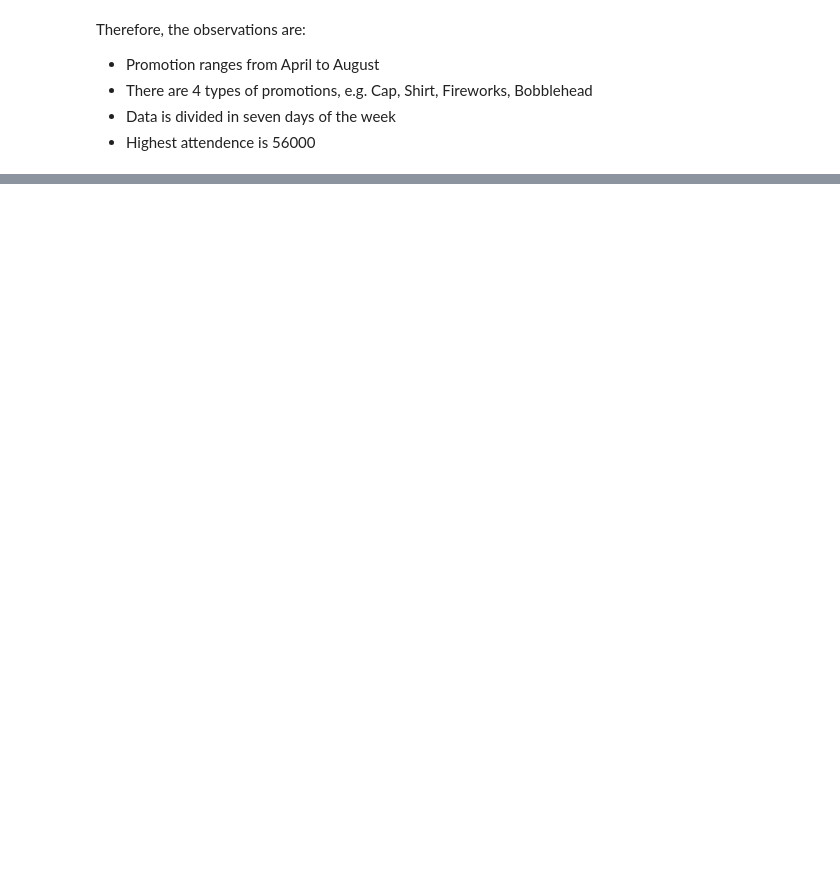
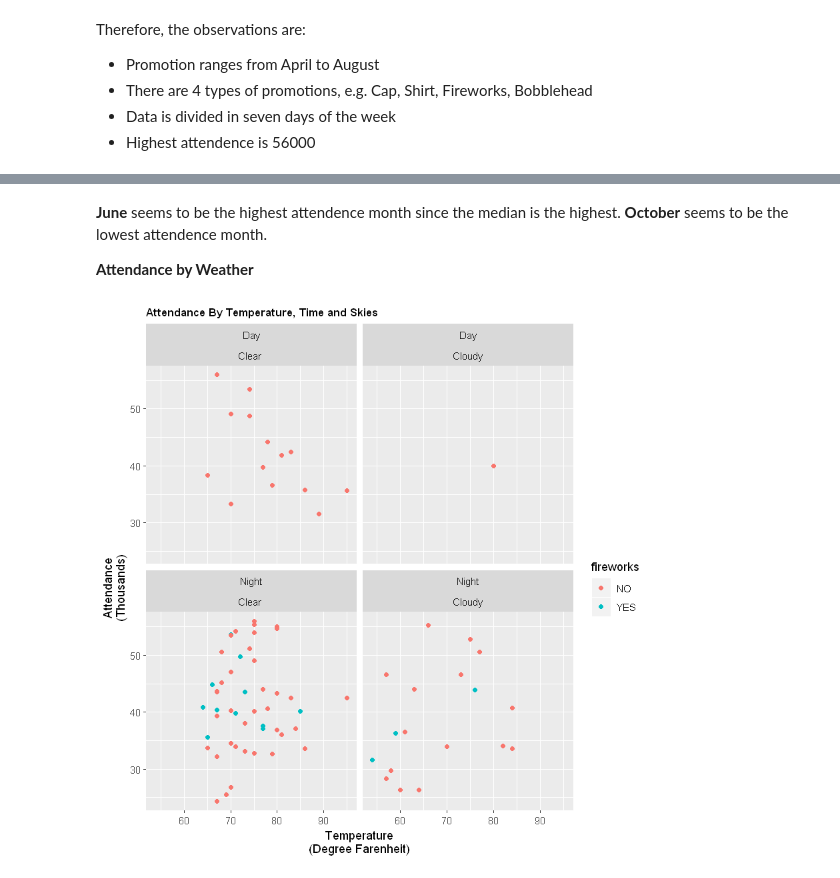
Before and after one commit to anirbanpalDSC/DSC630, a Jupyter notebook: Assignment 3.4.ipynb, the cells around one changed output, grey strips where cells are left out. Cells and saved outputs as stored; diff of their text form; code cells hidden in the pictures; blank space fills up the shorter version.

```diff
--- a/Assignment 3.4.ipynb
+++ b/Assignment 3.4.ipynb
@@ -71,0 +103,14 @@ plot(DodgersData$day_of_week, DodgersData$attend / 1000, main = "Dodgers Attende
+# %% [markdown]
+**June** seems to be the highest attendence month since the median is the highest. **October** seems to be the lowest attendence month.
+
+**Attendance by Weather**
+# %%
+ggplot2::ggplot(dodgers_raw, ggplot2::aes(x=temp, y=attend/1000, color=fireworks)) +
+    ggplot2::geom_point() +
+    ggplot2::facet_wrap(day_night~skies) +
+    ggplot2::theme(plot.title = ggplot2::element_text(lineheight=3, face="bold", color="black", size=10)) +
+    ggplot2::labs(title='Attendance By Temperature, Time and Skies',
+                  x='Temperature\n(Degree Farenheit)',
+                  y='Attendance\n(Thousands)')
+# %% [output]
+[figure, added]
```
Also changed, not shown: parts of 18 cells of this notebook.
